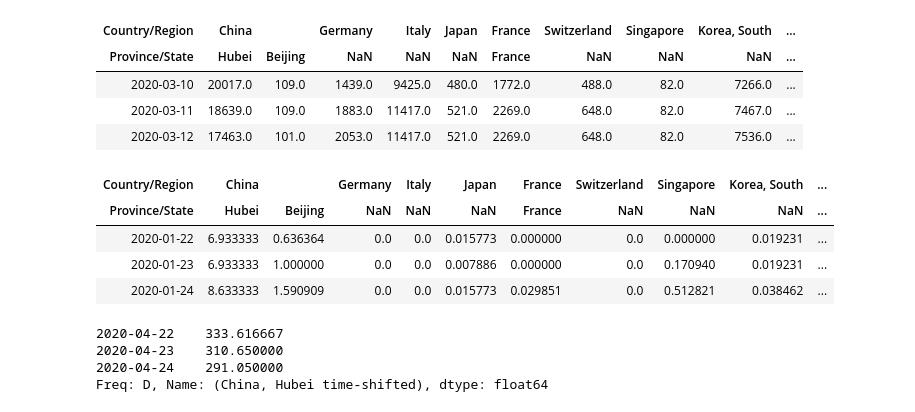
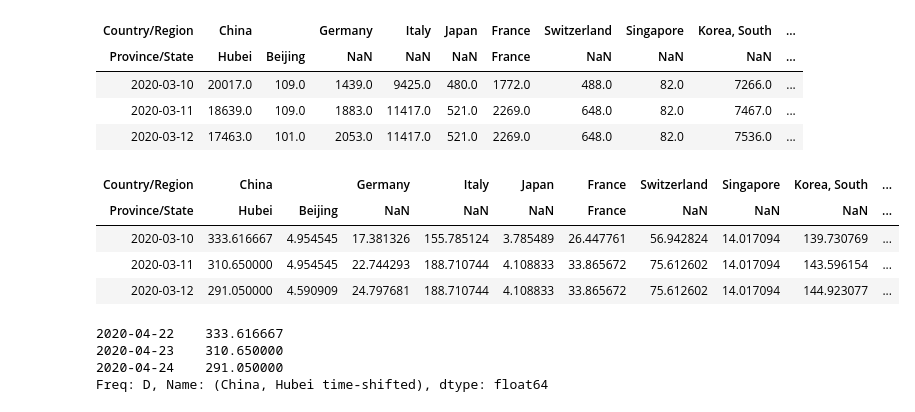
Before and after one commit to matsim-vsp/COVID-19, a Jupyter notebook: csse_covid_19_data/csse_covid_19_time_series/Untitled.ipynb, the cells around one changed output. Drawn from its saved outputs; the diff is of its cells as text; code cells hidden in the pictures.

```diff
--- a/csse_covid_19_data/csse_covid_19_time_series/Untitled.ipynb
+++ b/csse_covid_19_data/csse_covid_19_time_series/Untitled.ipynb
@@ -87,7 +87,8 @@ df6 = df4.loc[:,[
     ('Switzerland',''),
     ('Singapore',''),
     ('Korea, South',''),
-    ('Poland','')
+    ('Poland',''),
+#    ("US","King County, WA")
 ]]
 df6.tail(3)
 # %% [output]
@@ -99,23 +100,24 @@ df6.tail(3)
 # %%
 # divide by population density.  first had this via separate csv files,
 # but the "countries" are not stable in the upstream data
 df6.loc[:,('China','Beijing')] /= 22.
 df6.loc[:,('China','Hubei')] /= 60.
 df6.loc[:,('Japan',np.nan)] /= 126.8
 df6.loc[:,('Korea, South',np.nan)] /= 52.
 df6.loc[:,('Singapore',np.nan)] /= 5.85
 df6.loc[:,('France','France')] /= 67.
 df6.loc[:,('Germany',np.nan)] /= 82.79
 df6.loc[:,('Italy',np.nan)] /= 60.5
 df6.loc[:,('Switzerland',np.nan)] /= 8.57
 df6.loc[:,('Poland',np.nan)] /= 4.
-df6.head(3)
+#df6.loc[:,("US","King County, WA")] /= 2.2
+df6.tail(3)
 # %% [output]
 | Country/Region | China |  | Germany | Italy | Japan | France | Switzerland | Singapore | Korea, South | ... |
 | Province/State | Hubei | Beijing | NaN | NaN | NaN | France | NaN | NaN | NaN | ... |
-| 2020-01-22 | 6.933333 | 0.636364 | 0.0 | 0.0 | 0.015773 | 0.000000 | 0.0 | 0.000000 | 0.019231 | ... |
-| 2020-01-23 | 6.933333 | 1.000000 | 0.0 | 0.0 | 0.007886 | 0.000000 | 0.0 | 0.170940 | 0.019231 | ... |
-| 2020-01-24 | 8.633333 | 1.590909 | 0.0 | 0.0 | 0.015773 | 0.029851 | 0.0 | 0.512821 | 0.038462 | ... |
+| 2020-03-10 | 333.616667 | 4.954545 | 17.381326 | 155.785124 | 3.785489 | 26.447761 | 56.942824 | 14.017094 | 139.730769 | ... |
+| 2020-03-11 | 310.650000 | 4.954545 | 22.744293 | 188.710744 | 4.108833 | 33.865672 | 75.612602 | 14.017094 | 143.596154 | ... |
+| 2020-03-12 | 291.050000 | 4.590909 | 24.797681 | 188.710744 | 4.108833 | 33.865672 | 75.612602 | 14.017094 | 144.923077 | ... |
 # %%
 # time-shifted Hubei values:
 hb = df6["China","Hubei"]
```
Also changed, not shown: parts of 3 cells of this notebook.
